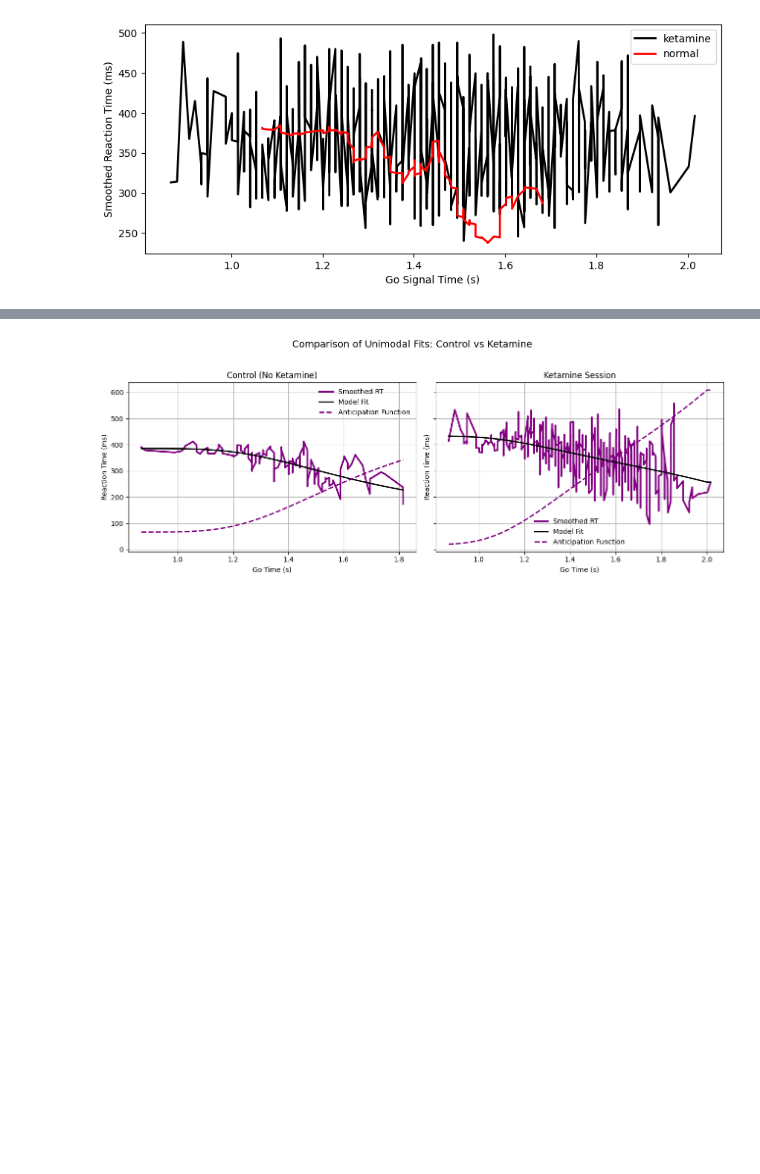
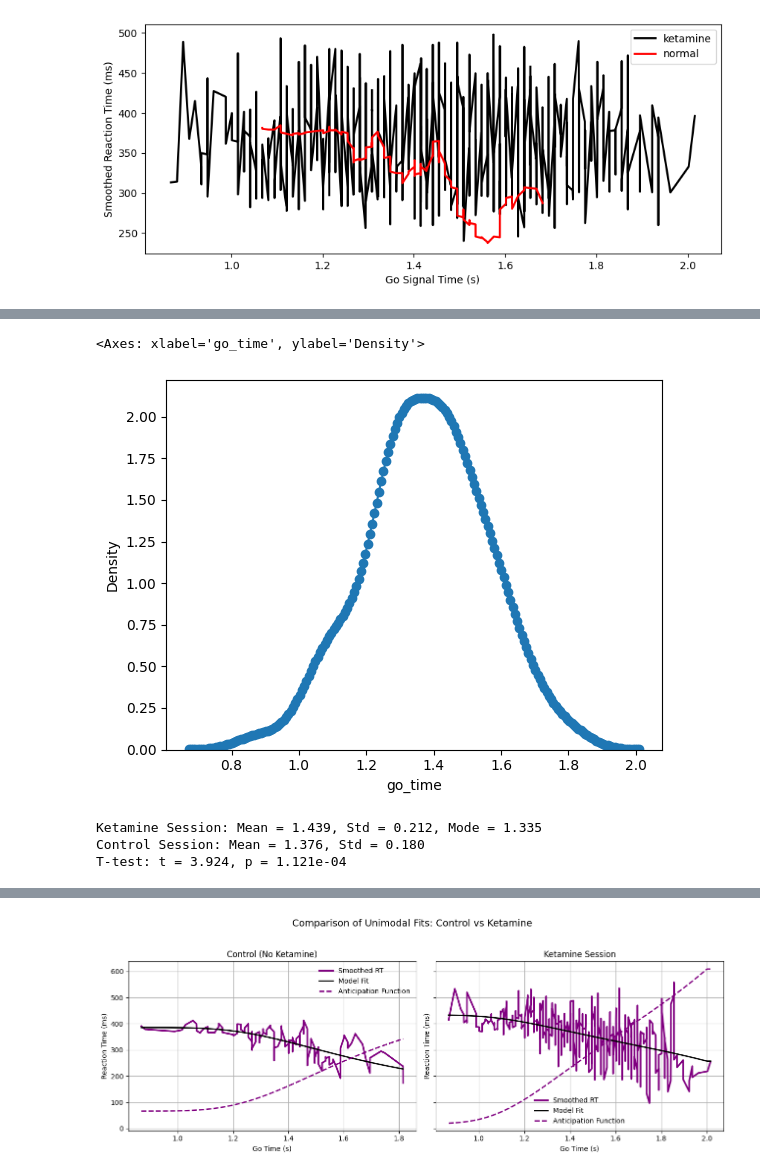
Before and after one commit to Da4kek/Temporal-Dynamics, a Jupyter notebook: Ketamine_data_analysis.ipynb, the cells around one changed output, grey strips where cells are left out. Drawn from its saved outputs; the diff is of its cells as text; code cells hidden in the pictures; blank space fills up the shorter version.

```diff
--- a/Ketamine_data_analysis.ipynb
+++ b/Ketamine_data_analysis.ipynb
@@ -198,0 +204,24 @@ plt.legend()
+# %%
+sns.kdeplot(df_n["go_time"], label="Go Time Distribution", marker = 'o')
+# %% [output]
+<Axes: xlabel='go_time', ylabel='Density'>
+[figure, added]
+# %%
+mean_df = df["go_time"].mean()
+std_df = df["go_time"].std()
+mode_df = df["go_time"].mode()[0]
+
+mean_df_n = df_n["go_time"].mean()
+std_df_n = df_n["go_time"].std()
+mode_df_n = df_n["go_time"].mode()[0]
+print(f"Ketamine Session: Mean = {mean_df:.3f}, Std = {std_df:.3f}, Mode = {mode_df:.3f}")
+
+print(f"Control Session: Mean = {mean_df_n:.3f}, Std = {std_df_n:.3f}")
+
+t_stat, p_val = ttest_ind(
+    df["go_time"], df_n["go_time"], equal_var=False)
+print(f"T-test: t = {t_stat:.3f}, p = {p_val:.3e}")
+# %% [output]
+Ketamine Session: Mean = 1.439, Std = 0.212, Mode = 1.335
+Control Session: Mean = 1.376, Std = 0.180
+T-test: t = 3.924, p = 1.121e-04
```
Also changed, not shown: parts of 3 cells of this notebook.
